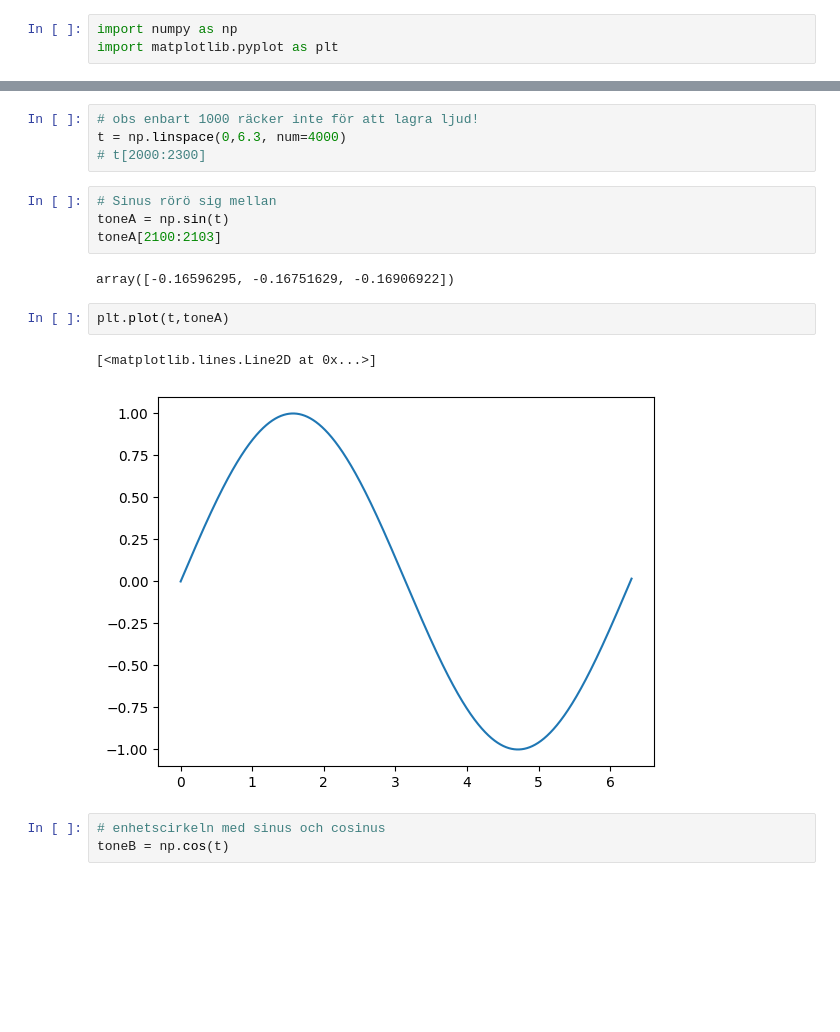
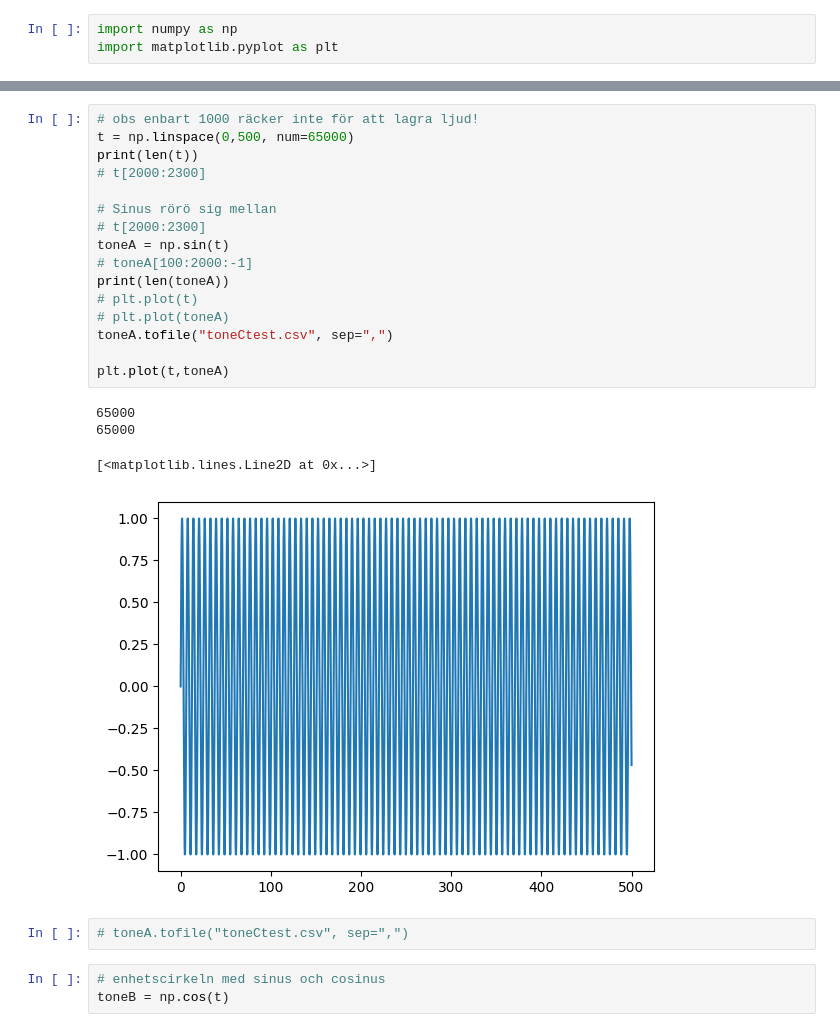
Before and after one commit to Ammar-Man/Python, a Jupyter notebook: Data processing/Python lessons/p_3_l_7.ipynb, the cells around one changed output, grey strips where cells are left out. Cells and saved outputs as stored; diff of their text form; blank space fills up the shorter version.

```diff
--- a/Data processing/Python lessons/p_3_l_7.ipynb
+++ b/Data processing/Python lessons/p_3_l_7.ipynb
@@ -4,18 +51,26 @@ import matplotlib.pyplot as plt
 # %%
 # obs enbart 1000 räcker inte för att lagra ljud!
-t = np.linspace(0,6.3, num=4000)
+t = np.linspace(0,500, num=65000)
+print(len(t))
 # t[2000:2300]
+
+# Sinus rörö sig mellan
+# t[2000:2300]
+toneA = np.sin(t)
+# toneA[100:2000:-1]
+print(len(toneA))
+# plt.plot(t)
+# plt.plot(toneA)
+toneA.tofile("toneCtest.csv", sep=",")
+
+plt.plot(t,toneA)
+# %% [output]
+65000
+65000
+[<matplotlib.lines.Line2D at 0x...>]
+[figure, added]
-# %%
-# Sinus rörö sig mellan
-toneA = np.sin(t)
-toneA[2100:2103]
-# %% [output]
-array([-0.16596295, -0.16751629, -0.16906922])
-# %%
-plt.plot(t,toneA)
-# %% [output]
-[<matplotlib.lines.Line2D at 0x...>]
-[figure, removed]
+# %%
+# toneA.tofile("toneCtest.csv", sep=",")
 # %%
 # enhetscirkeln med sinus och cosinus
 toneB = np.cos(t)
```
Also changed, not shown: parts of 13 cells of this notebook, 10 other files.
